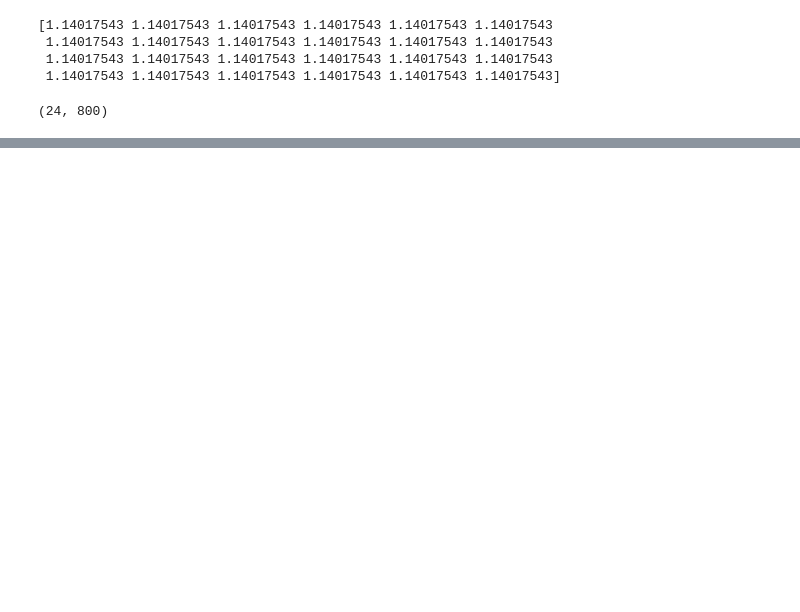
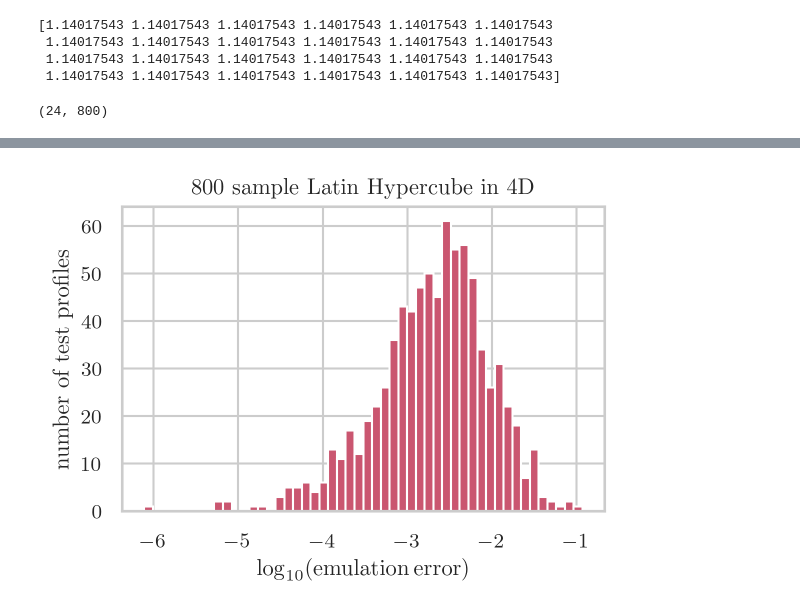
Before and after one commit to dylancromer/maszcal, a Jupyter notebook: docs/sims_matching_baryon_fit.ipynb, the cells around one changed output, grey strips where cells are left out. Drawn from its saved outputs; the diff is of its cells as text; code cells hidden in the pictures; blank space fills up the shorter version.

```diff
--- a/docs/sims_matching_baryon_fit.ipynb
+++ b/docs/sims_matching_baryon_fit.ipynb
@@ -152,3 +157,12 @@ pass
+# %%
+plt.hist(np.log10(np.abs(errs.mean(axis=0))), color=colors[4], bins=50)
+plt.xlabel(r'$\log_{10}(\mathrm{emulation \, error})$')
+plt.ylabel('number of test profiles')
+plt.title('800 sample Latin Hypercube in 4D')
+plt.gcf().set_size_inches(4, 3)
+plt.savefig('../figs/act-talk/emulator.pdf')
+# %% [output]
+[figure, added]
 # %%
 def log_like(params, data):
     model = emulator(params[None, :]).flatten()
```
Also changed, not shown: parts of 10 cells of this notebook, 1 other file.
